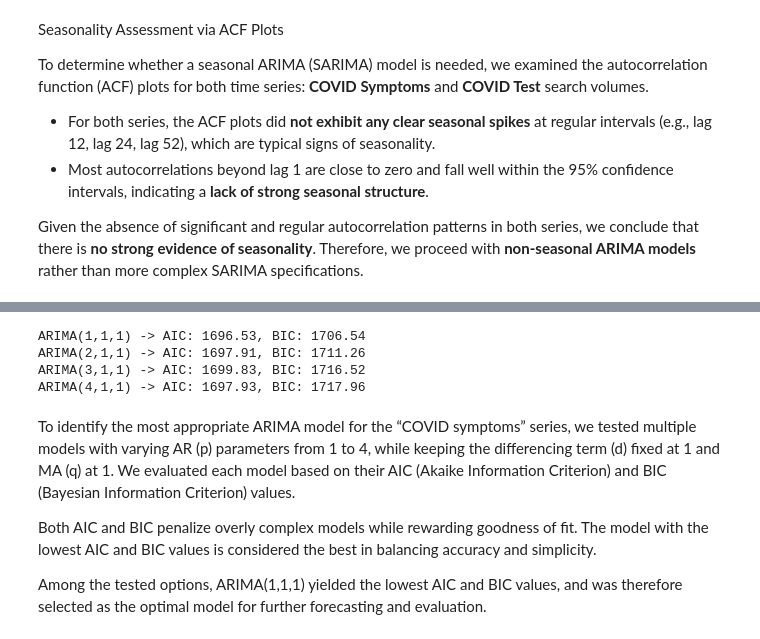
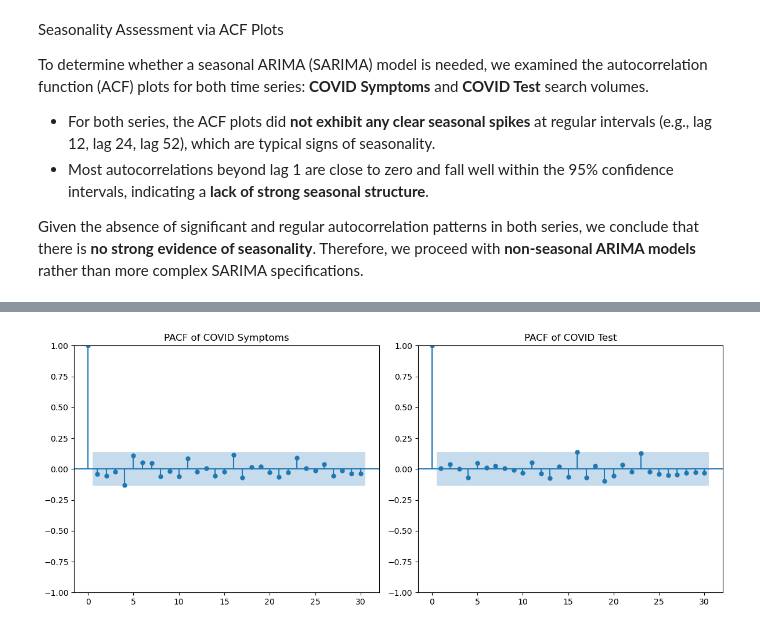
Before and after one commit to sevintanerdi/TSAproject, a Jupyter notebook: TSA_analysis.ipynb, the cells around one changed output, grey strips where cells are left out. Drawn from its saved outputs; the diff is of its cells as text; code cells hidden in the pictures.

```diff
--- a/TSA_analysis.ipynb
+++ b/TSA_analysis.ipynb
@@ -795,28 +772,20 @@ plt.show()
-# %%
-import warnings
-from statsmodels.tsa.arima.model import ARIMA
-
-warnings.filterwarnings("ignore")
-
-aic_bic_results = []
-
-for p in range(1, 5): # p=1 to p=4
-    try:
-        model = ARIMA(data['covid symptoms'], order=(p, 1, 1)).fit()
-        aic = model.aic
-        bic = model.bic
-        aic_bic_results.append((p, 1, 1, aic, bic))
-        print(f"ARIMA({p},1,1) -> AIC: {aic:.2f}, BIC: {bic:.2f}")
-    except:
-        print(f"ARIMA({p},1,1) model failed.")
-# %% [output]
-ARIMA(1,1,1) -> AIC: 1696.53, BIC: 1706.54
-ARIMA(2,1,1) -> AIC: 1697.91, BIC: 1711.26
-ARIMA(3,1,1) -> AIC: 1699.83, BIC: 1716.52
-ARIMA(4,1,1) -> AIC: 1697.93, BIC: 1717.96
-# %% [markdown]
-To identify the most appropriate ARIMA model for the “COVID symptoms” series, we tested multiple models with varying AR (p) parameters from 1 to 4, while keeping the differencing term (d) fixed at 1 and MA (q) at 1. We evaluated each model based on their AIC (Akaike Information Criterion) and BIC (Bayesian Information Criterion) values.
-
-Both AIC and BIC penalize overly complex models while rewarding goodness of fit. The model with the lowest AIC and BIC values is considered the best in balancing accuracy and simplicity.
-
-Among the tested options, ARIMA(1,1,1) yielded the lowest AIC and BIC values, and was therefore selected as the optimal model for further forecasting and evaluation.
+# %%
+from statsmodels.graphics.tsaplots import plot_pacf
+import matplotlib.pyplot as plt
+
+plt.figure(figsize=(12, 5))
+
+# PACF for 'covid symptoms'
+plt.subplot(1, 2, 1)
+plot_pacf(data['covid symptoms'], lags=30, ax=plt.gca())
+plt.title('PACF of COVID Symptoms')
+
+# PACF for 'covid test'
+plt.subplot(1, 2, 2)
+plot_pacf(data['covid test'], lags=30, ax=plt.gca())
+plt.title('PACF of COVID Test')
+
+plt.tight_layout()
+plt.show()
+# %% [output]
+[figure, added]
```
Also changed, not shown: parts of 7 cells of this notebook.
